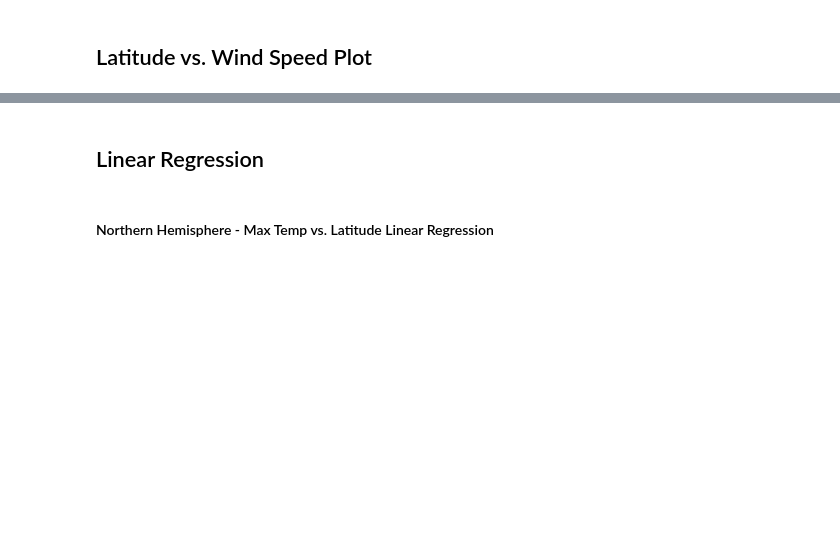
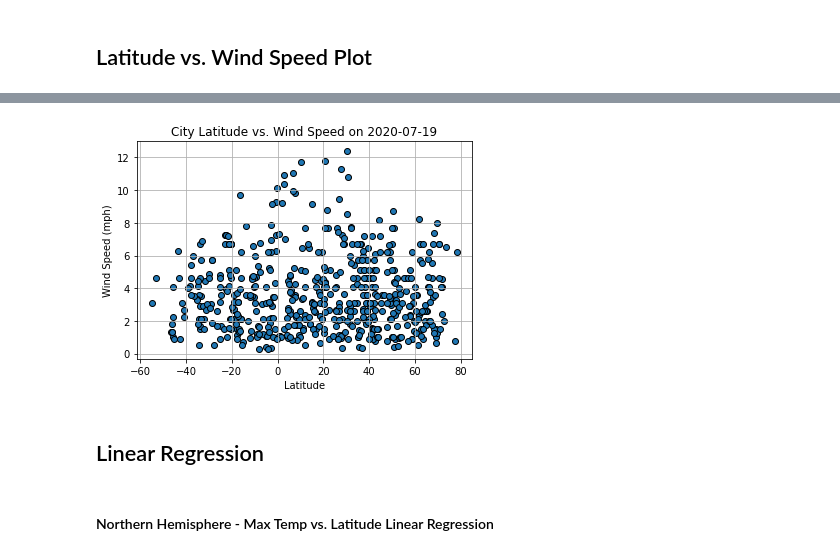
Before and after one commit to markerickson314/python-api-challenge, a Jupyter notebook: WeatherPy/WeatherPy.ipynb, the cells around one changed output, grey strips where cells are left out. Drawn from its saved outputs; the diff is of its cells as text; code cells hidden in the pictures; blank space fills up the shorter version.

```diff
--- a/WeatherPy/WeatherPy.ipynb
+++ b/WeatherPy/WeatherPy.ipynb
@@ -223,3 +251,15 @@ final_city_data.to_csv(output_data_file, index=False)
+# %%
+wind_speed1 = final_city_data["Wind Speed"]
+
+plt.scatter(latitude, wind_speed1, edgecolors="black")
+plt.title(f"City Latitude vs. Wind Speed on {today}")
+plt.ylabel("Wind Speed (mph)")
+plt.xlabel("Latitude")
+plt.grid()
+plt.savefig("output_data/Fig4.png")
+plt.show()
+# %% [output]
+[figure, added]
 # %% [markdown]
 ## Linear Regression
 # %%
```
Also changed, not shown: parts of 32 cells of this notebook, 13 other files.
